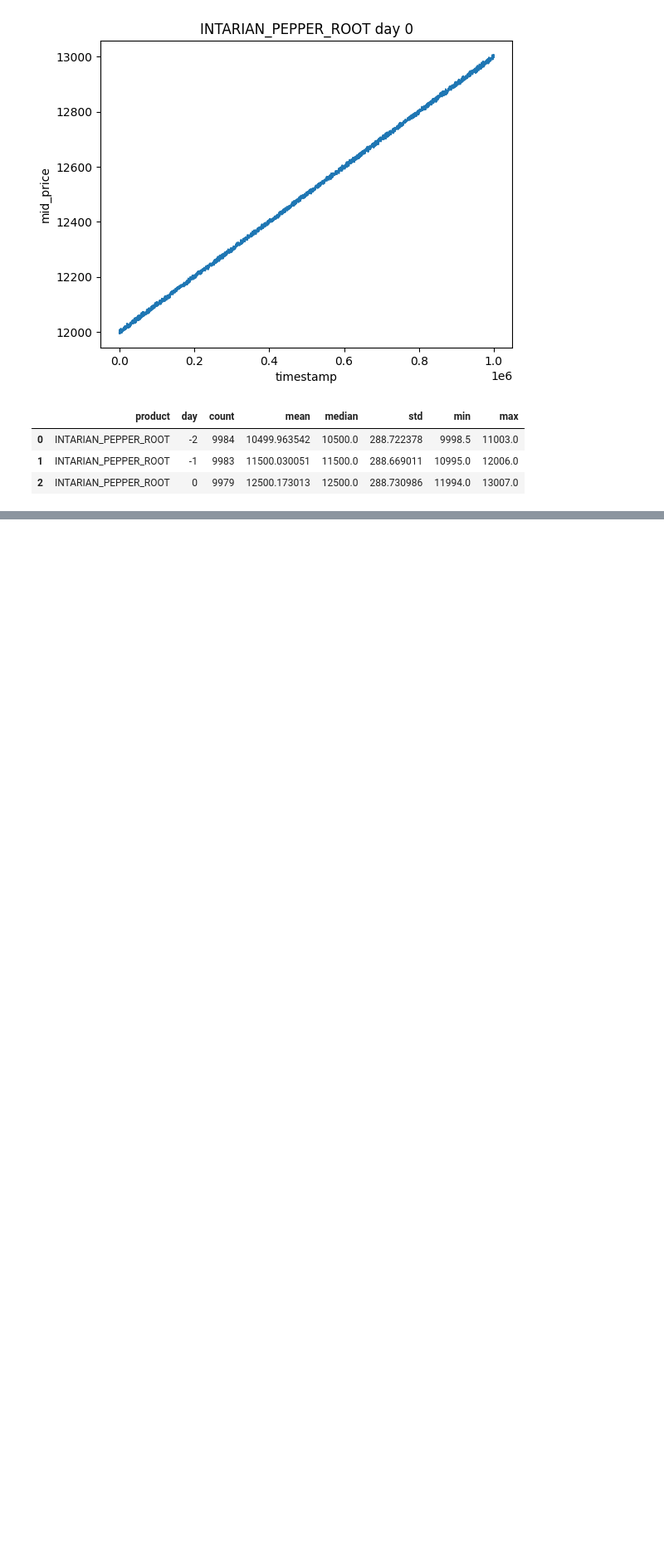
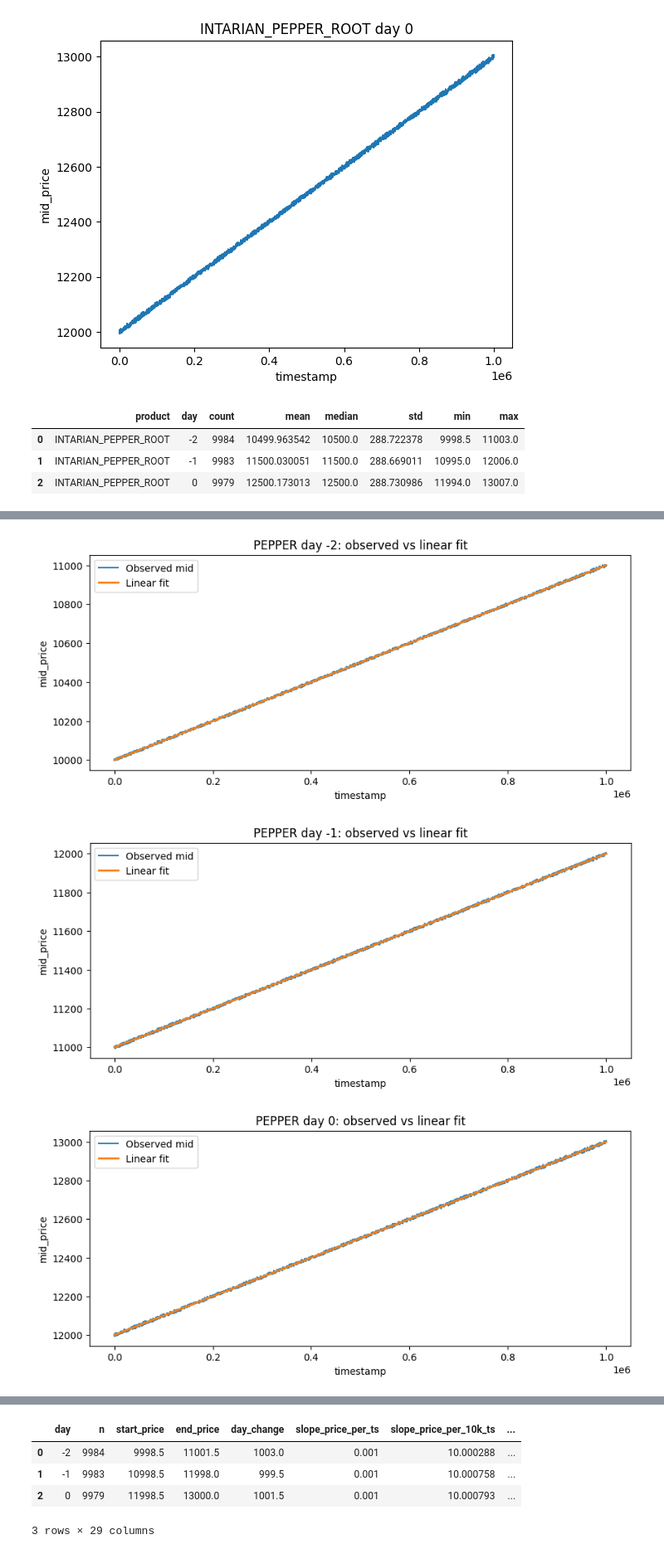
Before and after one commit to EricLuGHub/data-stream-simulation-lab, a Jupyter notebook: R1/erick/analysis_pepper.ipynb, the cells around one changed output, grey strips where cells are left out. Shown at 83% size. Saved outputs shown, nothing was run; the diff lists cells and outputs as text; code cells hidden in the pictures; blank space fills up the shorter version.

Commit message:
chore: running back pepper

```diff
--- a/R1/erick/analysis_pepper.ipynb
+++ b/R1/erick/analysis_pepper.ipynb
@@ -93,0 +203,53 @@ summary_df
+# %%
+# Plot: observed price and linear fit per day.
+for day in sorted(day_series):
+    df_p = day_series[day]
+    y_hat = fit_series[day]
+
+    plt.figure(figsize=(10, 4))
+    plt.plot(df_p["timestamp"], df_p["mid_price"], label="Observed mid", alpha=0.9)
+    plt.plot(df_p["timestamp"], y_hat, label="Linear fit", linewidth=2)
+    plt.title(f"PEPPER day {day}: observed vs linear fit")
+    plt.xlabel("timestamp")
+    plt.ylabel("mid_price")
+    plt.legend()
+    plt.show()
+
+# Plot: residual path and residual distribution summary.
+for day in sorted(resid_series):
+    df_p = day_series[day]
+    resid = resid_series[day]
+
+    fig, axes = plt.subplots(1, 2, figsize=(13, 4))
+
+    axes[0].plot(df_p["timestamp"], resid, color="tab:orange")
+    axes[0].axhline(0, color="black", linewidth=1)
+    axes[0].set_title(f"PEPPER day {day}: residual vs trend")
+    axes[0].set_xlabel("timestamp")
+    axes[0].set_ylabel("residual")
+
+    axes[1].hist(resid, bins=40, color="tab:blue", alpha=0.8)
+    axes[1].set_title(f"PEPPER day {day}: residual histogram")
+    axes[1].set_xlabel("residual")
+    axes[1].set_ylabel("count")
+
+    plt.tight_layout()
+    plt.show()
+
+# Plot: segment slope stability across the day.
+if not pepper_segment_df.empty:
+    for day in sorted(pepper_segment_df["day"].unique()):
+        seg = pepper_segment_df[pepper_segment_df["day"] == day]
+        plt.figure(figsize=(8, 3))
+        plt.plot(seg["segment"], seg["segment_slope"], marker="o")
+        plt.title(f"PEPPER day {day}: slope by decile segment")
+        plt.xlabel("segment index")
+        plt.ylabel("segment slope (price / timestamp)")
+        plt.grid(alpha=0.3)
+        plt.show()
+
+pepper_diag_df
+# %% [output]
+[figure, added]
+[figure, added]
+[figure, added]
@@ -93,0 +262,5 @@ summary_df
+|  | day | n | start_price | end_price | day_change | slope_price_per_ts | slope_price_per_10k_ts | ... |
+| 0 | -2 | 9984 | 9998.5 | 11001.5 | 1003.0 | 0.001 | 10.000288 | ... |
+| 1 | -1 | 9983 | 10998.5 | 11998.0 | 999.5 | 0.001 | 10.000758 | ... |
+| 2 | 0 | 9979 | 11998.5 | 13000.0 | 1001.5 | 0.001 | 10.000793 | ... |
+3 rows × 29 columns
```
Also changed, not shown: parts of 5 cells of this notebook, 9 other files.
